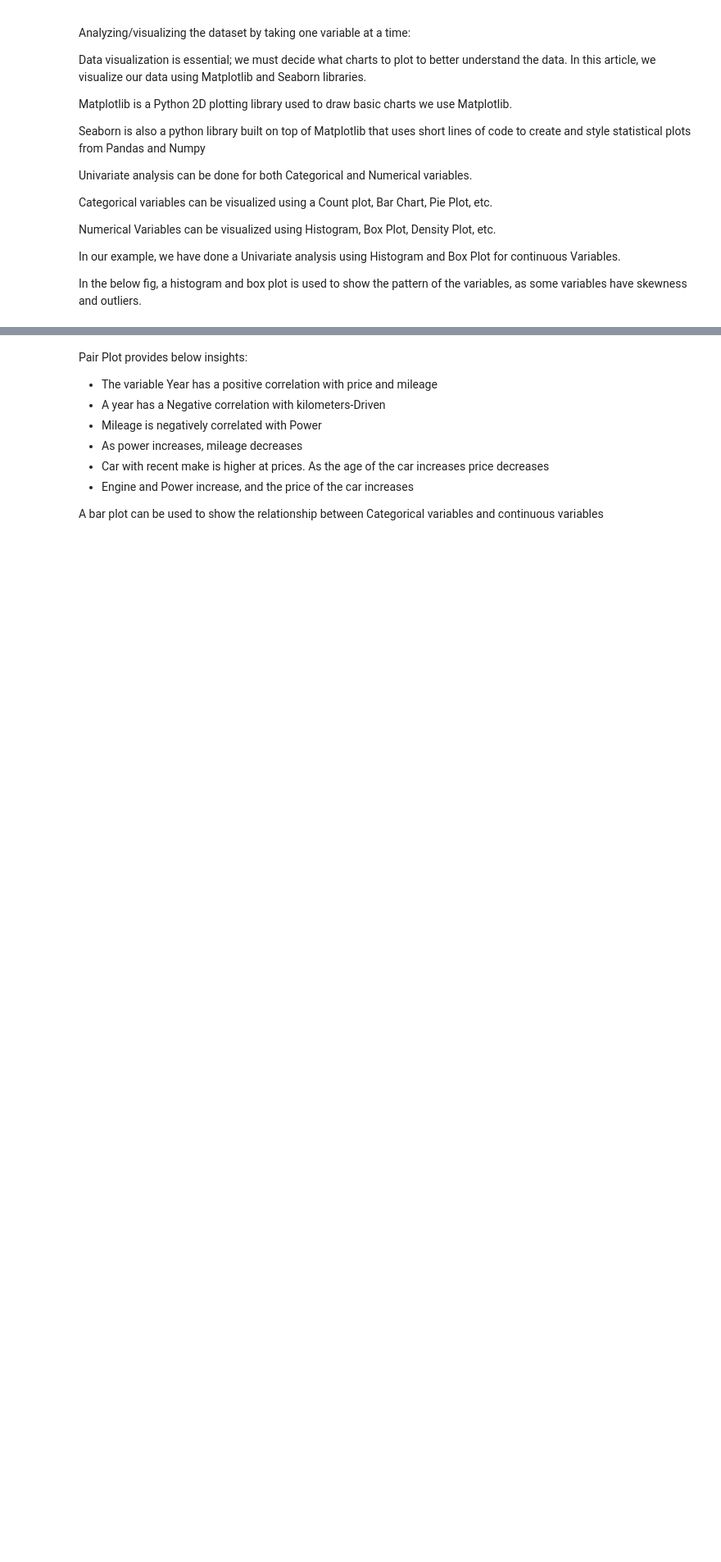
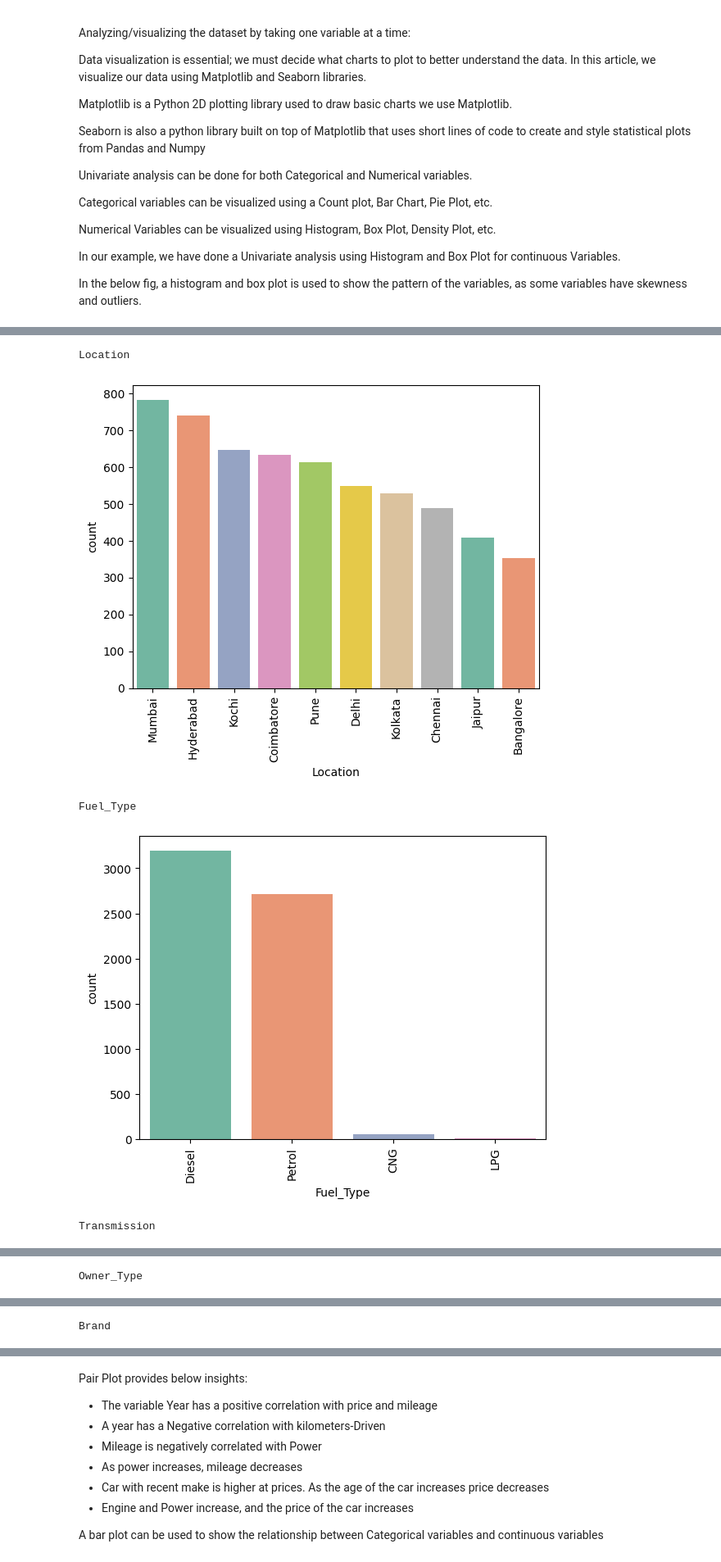
Before and after one commit to 1sumer/Python, a Jupyter notebook: EDA/Car/Car/Simple CAR EDA.ipynb, the cells around one changed output, grey strips where cells are left out. Shown at 82% size. Cells and saved outputs as stored; diff of their text form; code cells hidden in the pictures; blank space fills up the shorter version.

```diff
--- a/EDA/Car/Car/Simple CAR EDA.ipynb
+++ b/EDA/Car/Car/Simple CAR EDA.ipynb
@@ -264,0 +452,14 @@ axes[2][1].tick_params(labelrotation=90)
+# %%
+cat_col = ['Location', 'Fuel_Type', 'Transmission', 'Owner_Type','Brand', 'Model']
+# %%
+for col in cat_col:
+    print(col)
+    sns.countplot(x=col, data=data, order=data[col].value_counts().head(10).index, palette="Set2")
+    plt.xticks(rotation=90)
+    plt.show()
+# %% [output]
+Location
+[figure, added]
+Fuel_Type
+[figure, added]
+Transmission
@@ -264,0 +467 @@ axes[2][1].tick_params(labelrotation=90)
+Owner_Type
@@ -264,0 +469 @@ axes[2][1].tick_params(labelrotation=90)
+Brand
```
Also changed, not shown: parts of 39 cells of this notebook.
